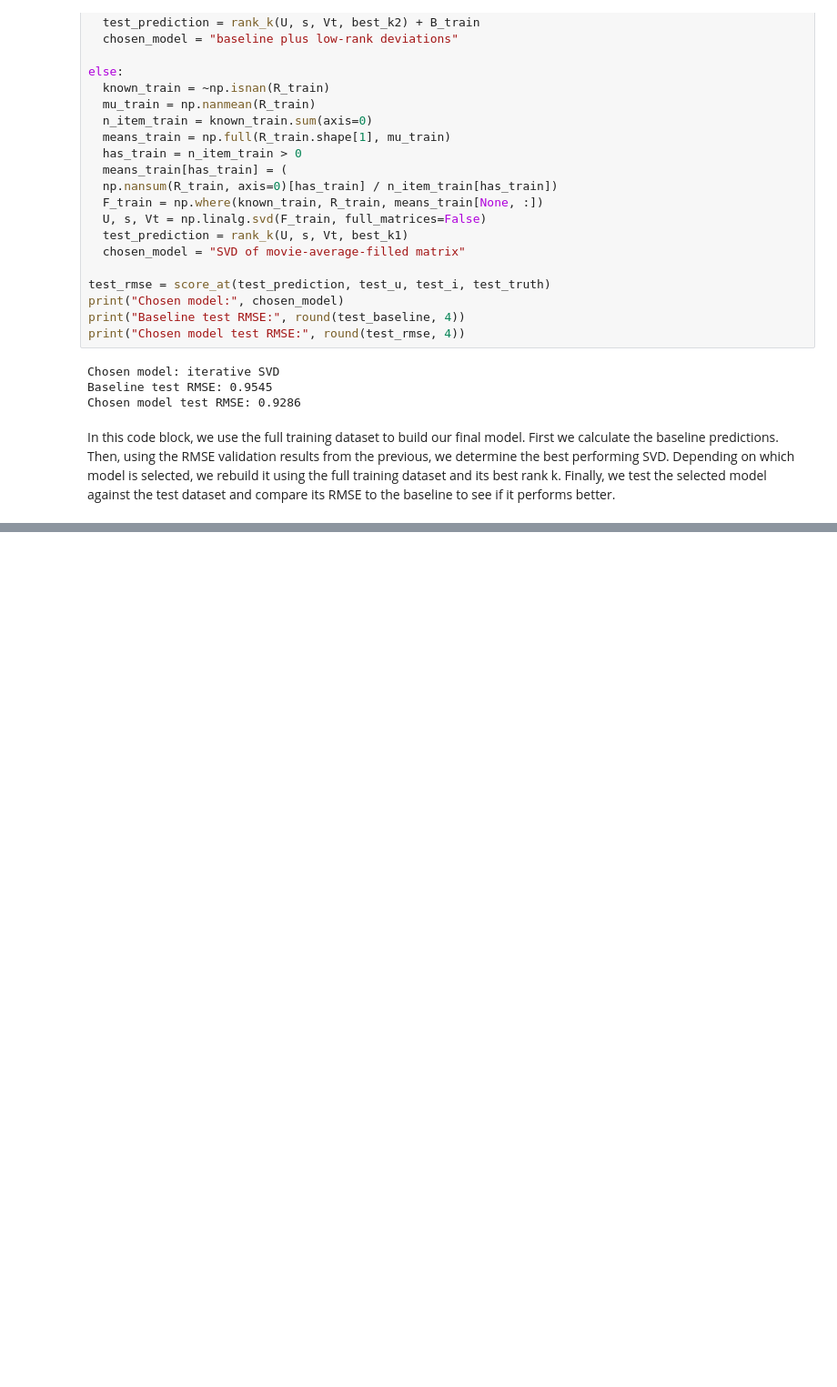
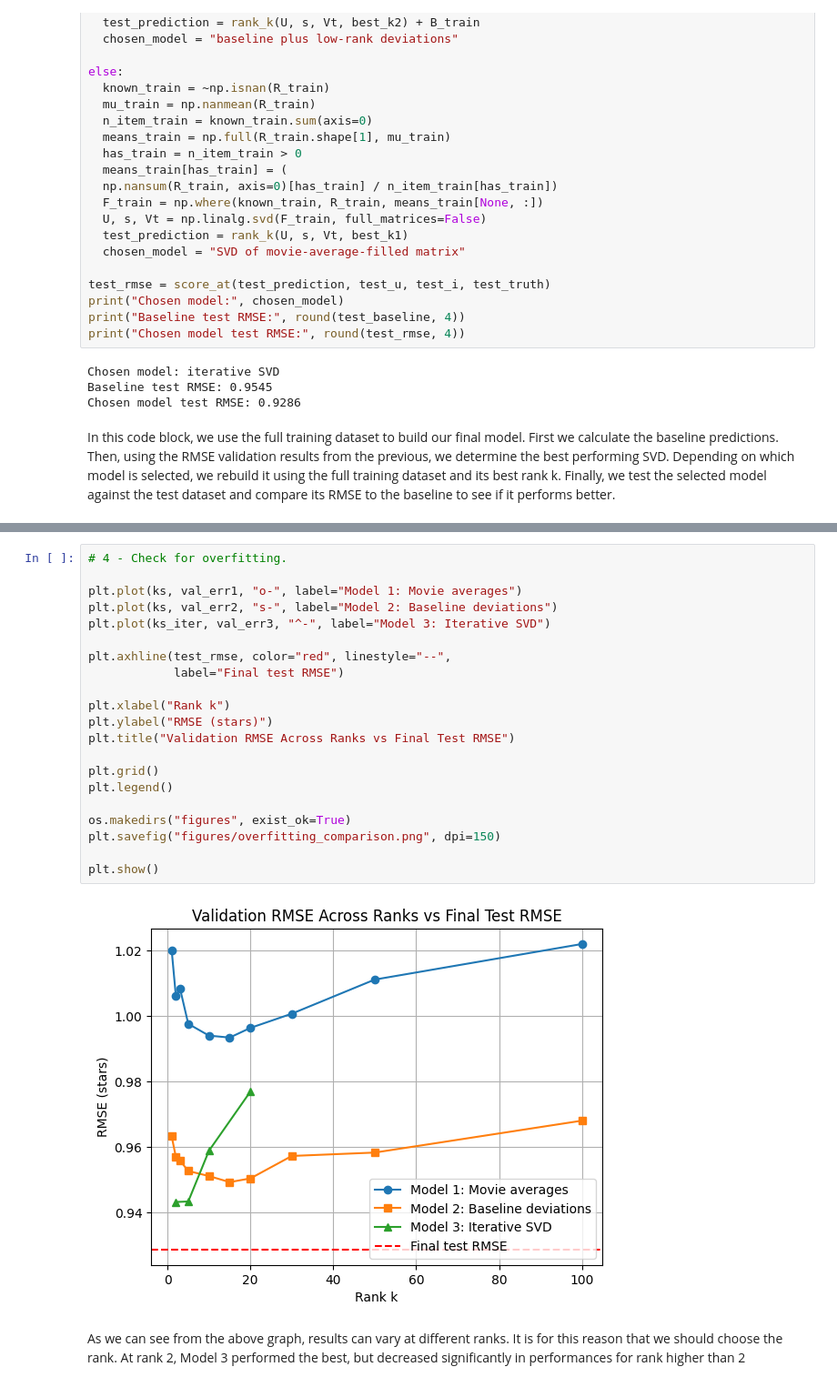
Before and after one commit to Juliusp36/GinyuForce2, a Jupyter notebook: notebooks/03 low rank.ipynb, the cells around one changed output, grey strips where cells are left out. Shown at 91% size. Cells and saved outputs as stored; diff of their text form; blank space fills up the shorter version.

```diff
--- a/notebooks/03 low rank.ipynb
+++ b/notebooks/03 low rank.ipynb
@@ -208,0 +289,25 @@ In this code block, we use the full training dataset to build our final model. F
+# %%
+# 4 - Check for overfitting.
+
+plt.plot(ks, val_err1, "o-", label="Model 1: Movie averages")
+plt.plot(ks, val_err2, "s-", label="Model 2: Baseline deviations")
+plt.plot(ks_iter, val_err3, "^-", label="Model 3: Iterative SVD")
+
+plt.axhline(test_rmse, color="red", linestyle="--",
+            label="Final test RMSE")
+
+plt.xlabel("Rank k")
+plt.ylabel("RMSE (stars)")
+plt.title("Validation RMSE Across Ranks vs Final Test RMSE")
+
+plt.grid()
+plt.legend()
+
+os.makedirs("figures", exist_ok=True)
+plt.savefig("figures/overfitting_comparison.png", dpi=150)
+
+plt.show()
+# %% [output]
+[figure, added]
+# %% [markdown]
+As we can see from the above graph, results can vary at different ranks. It is for this reason that we should choose the rank. At rank 2, Model 3 performed the best, but decreased significantly in performances for rank higher than 2
```
Also changed, not shown: parts of 9 cells of this notebook.
